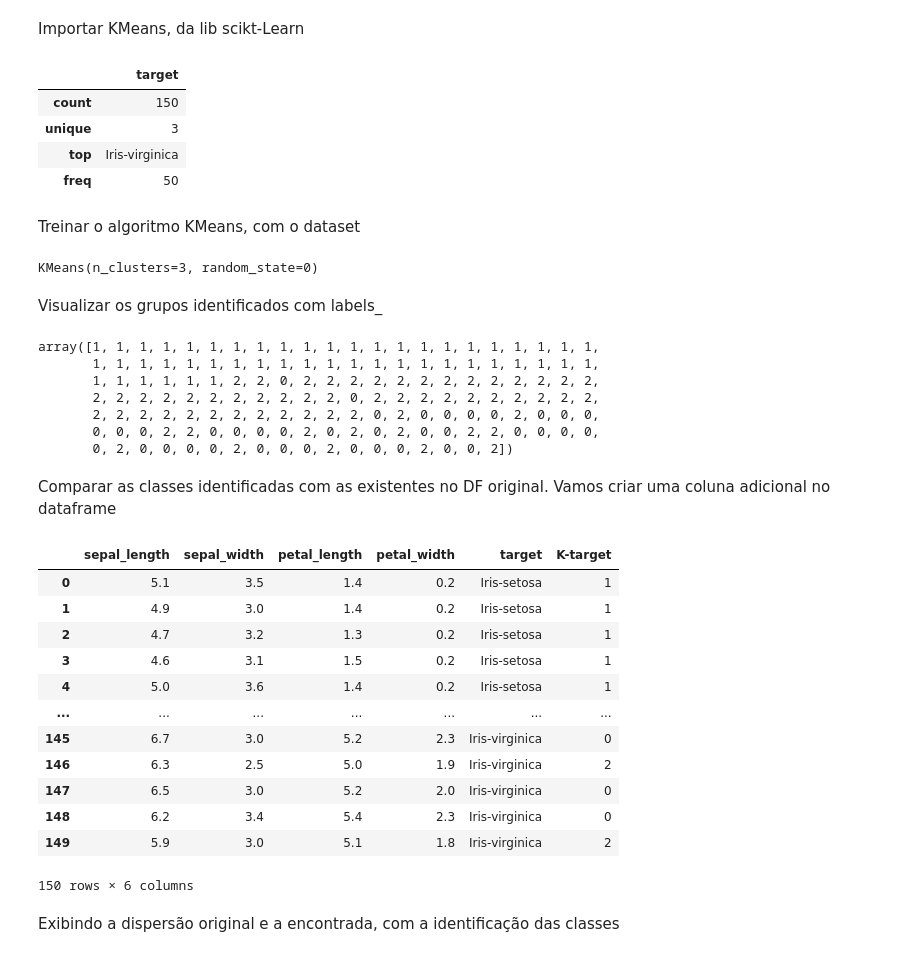
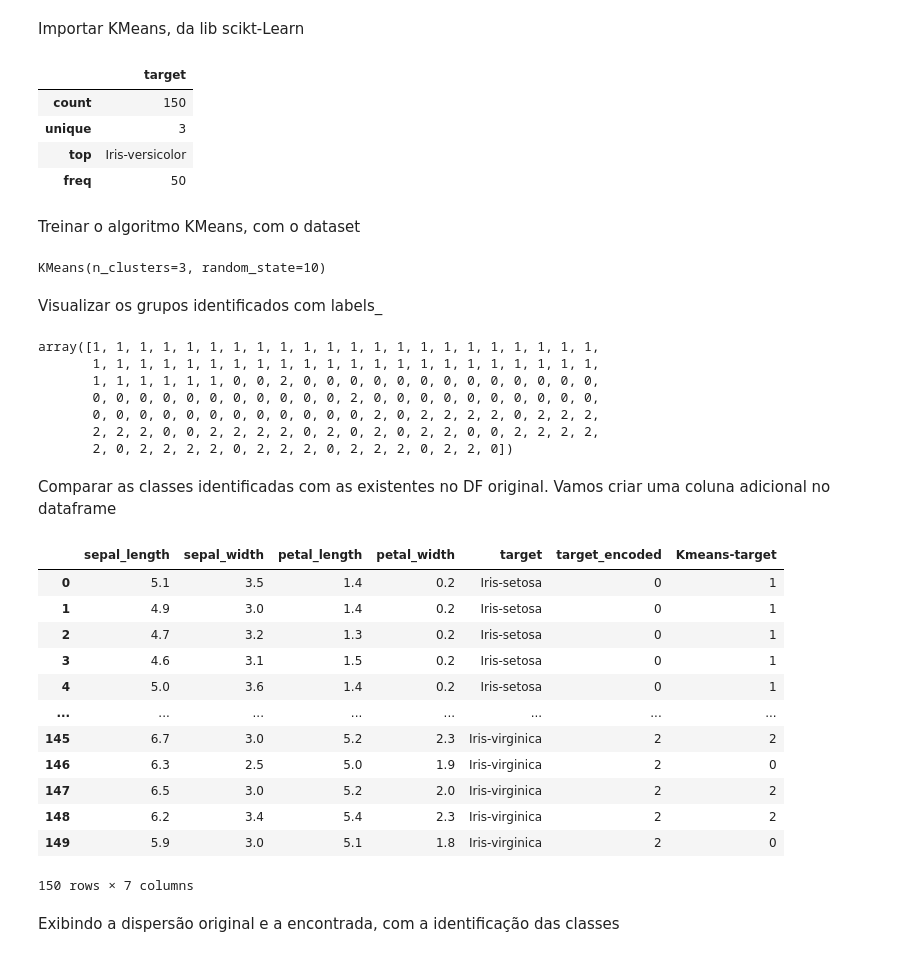
Before and after one commit to josenalde/datascience, a Jupyter notebook: notebooks/nb_kmeans1.ipynb, the cells around one changed output. Drawn from its saved outputs; the diff is of its cells as text; code cells hidden in the pictures.

```diff
--- a/notebooks/nb_kmeans1.ipynb
+++ b/notebooks/nb_kmeans1.ipynb
@@ -67,3 +67,12 @@ df
 | 148 | 6.2 | 3.4 | 5.4 | 2.3 | Iris-virginica |
 | 149 | 5.9 | 3.0 | 5.1 | 1.8 | Iris-virginica |
 150 rows × 5 columns
+# %%
+from sklearn import preprocessing
+encoder = preprocessing.LabelEncoder()
+
+db['target_encoded'] = encoder.fit_transform(db['target'])
+
+print(encoder.classes_)
+
+db.head(52)
@@ -70,7 +98,7 @@ df
 # %% [markdown]
 Remover do dataframe a coluna target, pois já contém a classificação. A ideia é rodar o k-means para ele fazer o agrupamento e comparar com a classificação já existente. Vamos criar um array para as features X
 # %%
-X = np.array(df.drop('target', axis=1)) # cria array numpy a partir do dataframe, removendo a coluna 'target'. axis = 1 informa que target é coluna e não linha
+X = np.array(db.drop(columns=['target','target_encoded'], axis=1)) # cria array numpy a partir do dataframe, removendo a coluna 'target'. axis = 1 informa que target é coluna e não linha
 # %%
 X
 # %% [output]
@@ -101,6 +129,6 @@ db.describe(include='object') # Confirma quantas classes tem - neste caso já sa
 |  | target |
 | count | 150 |
 | unique | 3 |
-| top | Iris-virginica |
+| top | Iris-versicolor |
 | freq | 50 |
 # %%
@@ -110,7 +138,7 @@ Treinar o algoritmo KMeans, com o dataset
 # %%
 kmeans.fit(X)
 # %% [output]
-KMeans(n_clusters=3, random_state=0)
+KMeans(n_clusters=3, random_state=10)
 # %% [markdown]
 Visualizar os grupos identificados com labels_
 # %%
@@ -118,31 +146,31 @@ kmeans.labels_
 # %% [output]
 array([1, 1, 1, 1, 1, 1, 1, 1, 1, 1, 1, 1, 1, 1, 1, 1, 1, 1, 1, 1, 1, 1,
        1, 1, 1, 1, 1, 1, 1, 1, 1, 1, 1, 1, 1, 1, 1, 1, 1, 1, 1, 1, 1, 1,
-       1, 1, 1, 1, 1, 1, 2, 2, 0, 2, 2, 2, 2, 2, 2, 2, 2, 2, 2, 2, 2, 2,
-       2, 2, 2, 2, 2, 2, 2, 2, 2, 2, 2, 0, 2, 2, 2, 2, 2, 2, 2, 2, 2, 2,
-       2, 2, 2, 2, 2, 2, 2, 2, 2, 2, 2, 2, 0, 2, 0, 0, 0, 0, 2, 0, 0, 0,
-       0, 0, 0, 2, 2, 0, 0, 0, 0, 2, 0, 2, 0, 2, 0, 0, 2, 2, 0, 0, 0, 0,
-       0, 2, 0, 0, 0, 0, 2, 0, 0, 0, 2, 0, 0, 0, 2, 0, 0, 2])
+       1, 1, 1, 1, 1, 1, 0, 0, 2, 0, 0, 0, 0, 0, 0, 0, 0, 0, 0, 0, 0, 0,
+       0, 0, 0, 0, 0, 0, 0, 0, 0, 0, 0, 2, 0, 0, 0, 0, 0, 0, 0, 0, 0, 0,
+       0, 0, 0, 0, 0, 0, 0, 0, 0, 0, 0, 0, 2, 0, 2, 2, 2, 2, 0, 2, 2, 2,
+       2, 2, 2, 0, 0, 2, 2, 2, 2, 0, 2, 0, 2, 0, 2, 2, 0, 0, 2, 2, 2, 2,
+       2, 0, 2, 2, 2, 2, 0, 2, 2, 2, 0, 2, 2, 2, 0, 2, 2, 0])
 # %% [markdown]
 Comparar as classes identificadas com as existentes no DF original. Vamos criar uma coluna adicional no dataframe
 # %%
-df['K-target'] = kmeans.labels_
+db['Kmeans-target'] = kmeans.labels_
 # %%
-df
+db
 # %% [output]
-|  | sepal_length | sepal_width | petal_length | petal_width | target | K-target |
-| 0 | 5.1 | 3.5 | 1.4 | 0.2 | Iris-setosa | 1 |
-| 1 | 4.9 | 3.0 | 1.4 | 0.2 | Iris-setosa | 1 |
-| 2 | 4.7 | 3.2 | 1.3 | 0.2 | Iris-setosa | 1 |
-| 3 | 4.6 | 3.1 | 1.5 | 0.2 | Iris-setosa | 1 |
-| 4 | 5.0 | 3.6 | 1.4 | 0.2 | Iris-setosa | 1 |
-| ... | ... | ... | ... | ... | ... | ... |
-| 145 | 6.7 | 3.0 | 5.2 | 2.3 | Iris-virginica | 0 |
-| 146 | 6.3 | 2.5 | 5.0 | 1.9 | Iris-virginica | 2 |
-| 147 | 6.5 | 3.0 | 5.2 | 2.0 | Iris-virginica | 0 |
-| 148 | 6.2 | 3.4 | 5.4 | 2.3 | Iris-virginica | 0 |
-| 149 | 5.9 | 3.0 | 5.1 | 1.8 | Iris-virginica | 2 |
+|  | sepal_length | sepal_width | petal_length | petal_width | target | target_encoded | Kmeans-target |
+| 0 | 5.1 | 3.5 | 1.4 | 0.2 | Iris-setosa | 0 | 1 |
+| 1 | 4.9 | 3.0 | 1.4 | 0.2 | Iris-setosa | 0 | 1 |
+| 2 | 4.7 | 3.2 | 1.3 | 0.2 | Iris-setosa | 0 | 1 |
+| 3 | 4.6 | 3.1 | 1.5 | 0.2 | Iris-setosa | 0 | 1 |
+| 4 | 5.0 | 3.6 | 1.4 | 0.2 | Iris-setosa | 0 | 1 |
+| ... | ... | ... | ... | ... | ... | ... | ... |
+| 145 | 6.7 | 3.0 | 5.2 | 2.3 | Iris-virginica | 2 | 2 |
+| 146 | 6.3 | 2.5 | 5.0 | 1.9 | Iris-virginica | 2 | 0 |
+| 147 | 6.5 | 3.0 | 5.2 | 2.0 | Iris-virginica | 2 | 2 |
+| 148 | 6.2 | 3.4 | 5.4 | 2.3 | Iris-virginica | 2 | 2 |
+| 149 | 5.9 | 3.0 | 5.1 | 1.8 | Iris-virginica | 2 | 0 |
-150 rows × 6 columns
+150 rows × 7 columns
 # %% [markdown]
 Exibindo a dispersão original e a encontrada, com a identificação das classes
 # %%
```
Also changed, not shown: parts of 4 cells of this notebook, 1 other file.
